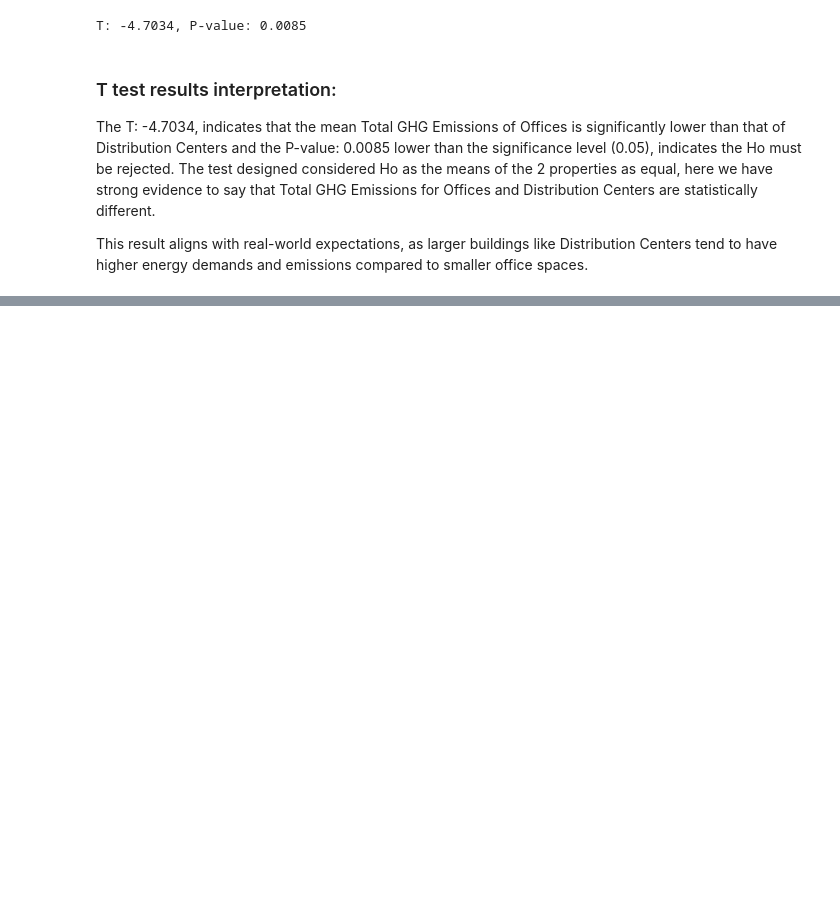
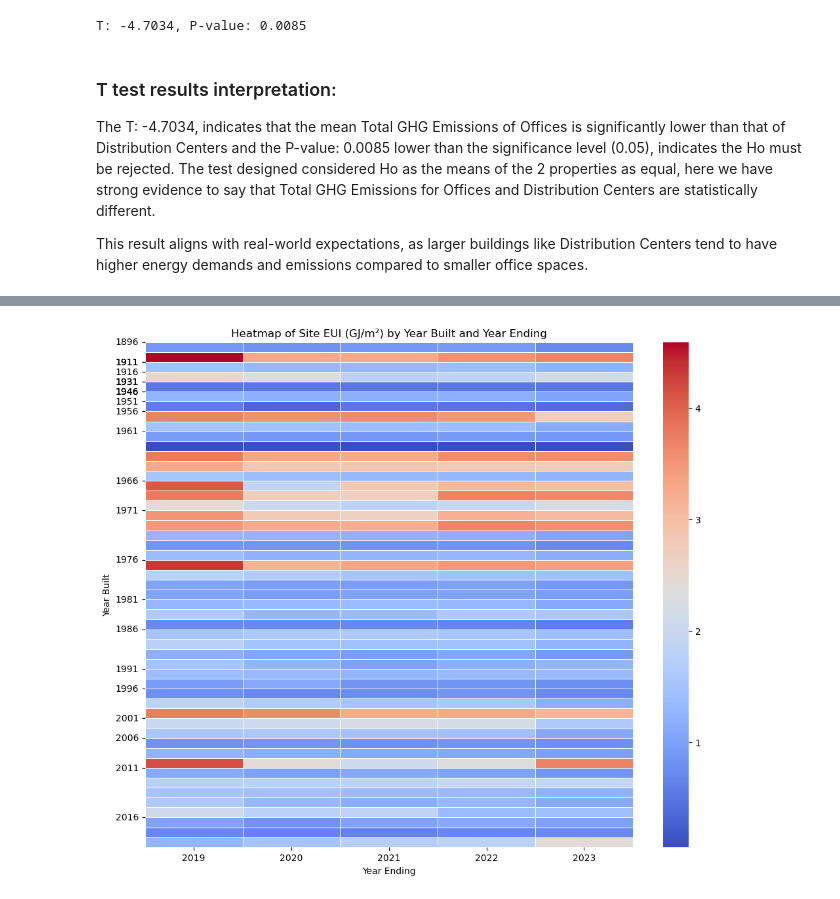
Before and after one commit to DanielaManozca/HW4_Data-602_EnergyDataSet, a Jupyter notebook: Python Code_HW4_DanielaManozca_V2.ipynb, the cells around one changed output, grey strips where cells are left out. Drawn from its saved outputs; the diff is of its cells as text; code cells hidden in the pictures; blank space fills up the shorter version.

```diff
--- a/Python Code_HW4_DanielaManozca_V2.ipynb
+++ b/Python Code_HW4_DanielaManozca_V2.ipynb
@@ -675,0 +706,21 @@ This result aligns with real-world expectations, as larger buildings like Distri
+# %%
+import seaborn as sns
+import matplotlib.pyplot as plt
+
+# Data for heatmap - I believe year built impact the Energy efficiency
+heatmap_data = Graph_data.pivot(index='Year Built', columns='Year Ending', values='total')
+plt.figure(figsize=(12, 10))               #Adjusting size
+ax = sns.heatmap(heatmap_data, cmap='coolwarm', annot=False, linewidths=0.5) #many data to have annotations
+
+year_built_ticks = np.arange(heatmap_data.index.min(), heatmap_data.index.max()+1, 5) #Steps of 5 years to Year Built
+ax.set_yticks(np.searchsorted(heatmap_data.index, year_built_ticks)) # Applying steps in axis
+ax.set_yticklabels(year_built_ticks)   #replace the default y-axis labels with the 5-year steps
+
+# Labels and title
+plt.xlabel('Year Ending')
+plt.ylabel('Year Built')
+plt.title('Heatmap of Site EUI (GJ/m²) by Year Built and Year Ending')
+
+plt.show()
+# %% [output]
+[figure, added]
```
Also changed, not shown: parts of 4 cells of this notebook.
